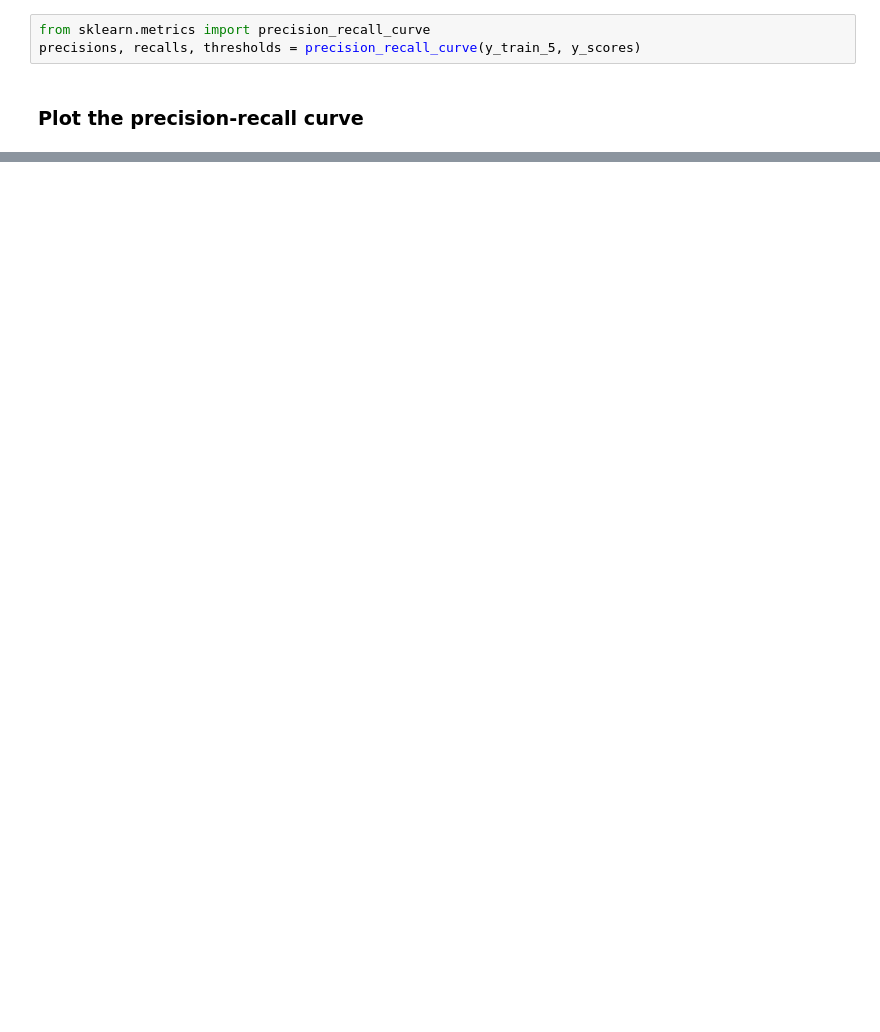
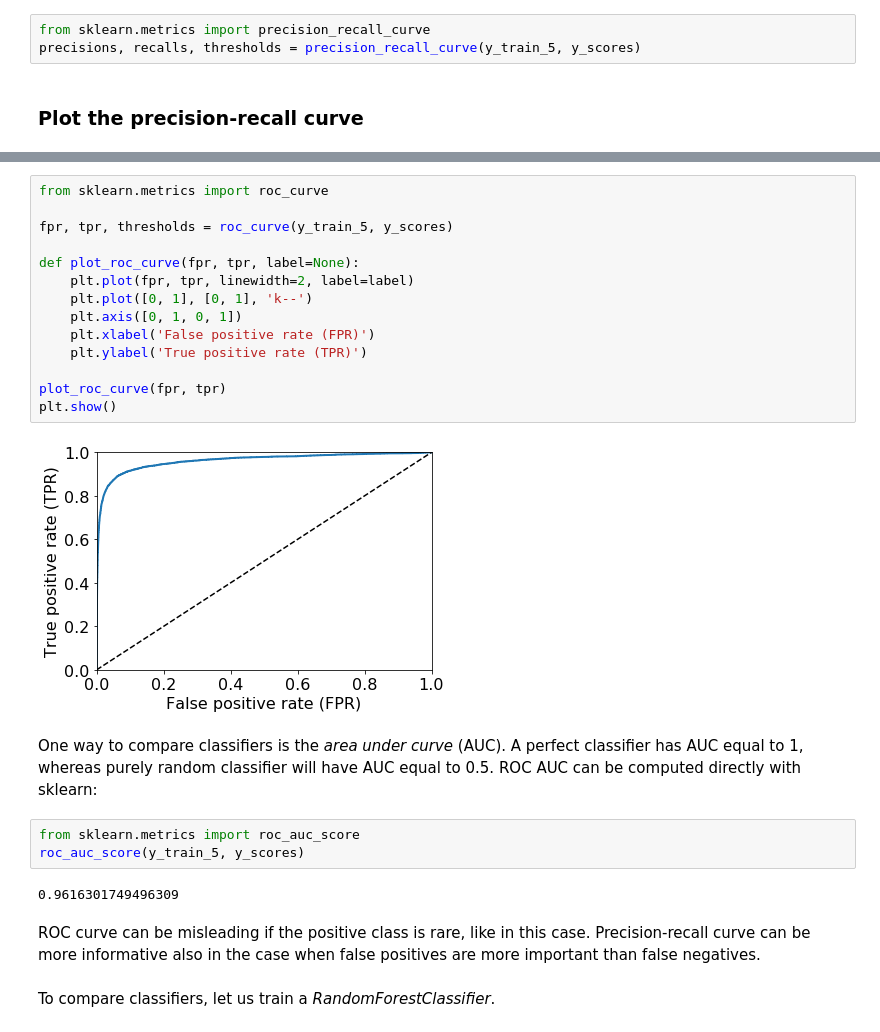
Before and after one commit to ksaaskil/machine-learning-examples, a Jupyter notebook: classification/MNIST_example.ipynb, the cells around one changed output, grey strips where cells are left out. Saved outputs shown, nothing was run; the diff lists cells and outputs as text; blank space fills up the shorter version.

```diff
--- a/classification/MNIST_example.ipynb
+++ b/classification/MNIST_example.ipynb
@@ -156,0 +220,27 @@ plot_precision_recall_threshold(precisions, recalls, thresholds)
+# %%
+from sklearn.metrics import roc_curve
+
+fpr, tpr, thresholds = roc_curve(y_train_5, y_scores)
+
+def plot_roc_curve(fpr, tpr, label=None):
+    plt.plot(fpr, tpr, linewidth=2, label=label)
+    plt.plot([0, 1], [0, 1], 'k--')
+    plt.axis([0, 1, 0, 1])
+    plt.xlabel('False positive rate (FPR)')
+    plt.ylabel('True positive rate (TPR)')
+
+plot_roc_curve(fpr, tpr)
+plt.show()
+# %% [output]
+[figure, added]
+# %% [markdown]
+One way to compare classifiers is the _area under curve_ (AUC). A perfect classifier has AUC equal to 1, whereas purely random classifier will have AUC equal to 0.5. ROC AUC can be computed directly with sklearn:
+# %%
+from sklearn.metrics import roc_auc_score
+roc_auc_score(y_train_5, y_scores)
+# %% [output]
+0.9616301749496309
+# %% [markdown]
+ROC curve can be misleading if the positive class is rare, like in this case. Precision-recall curve can be more informative also in the case when false positives are more important than false negatives.
+# %% [markdown]
+To compare classifiers, let us train a _RandomForestClassifier_.
```
Also changed, not shown: parts of 29 cells of this notebook.
